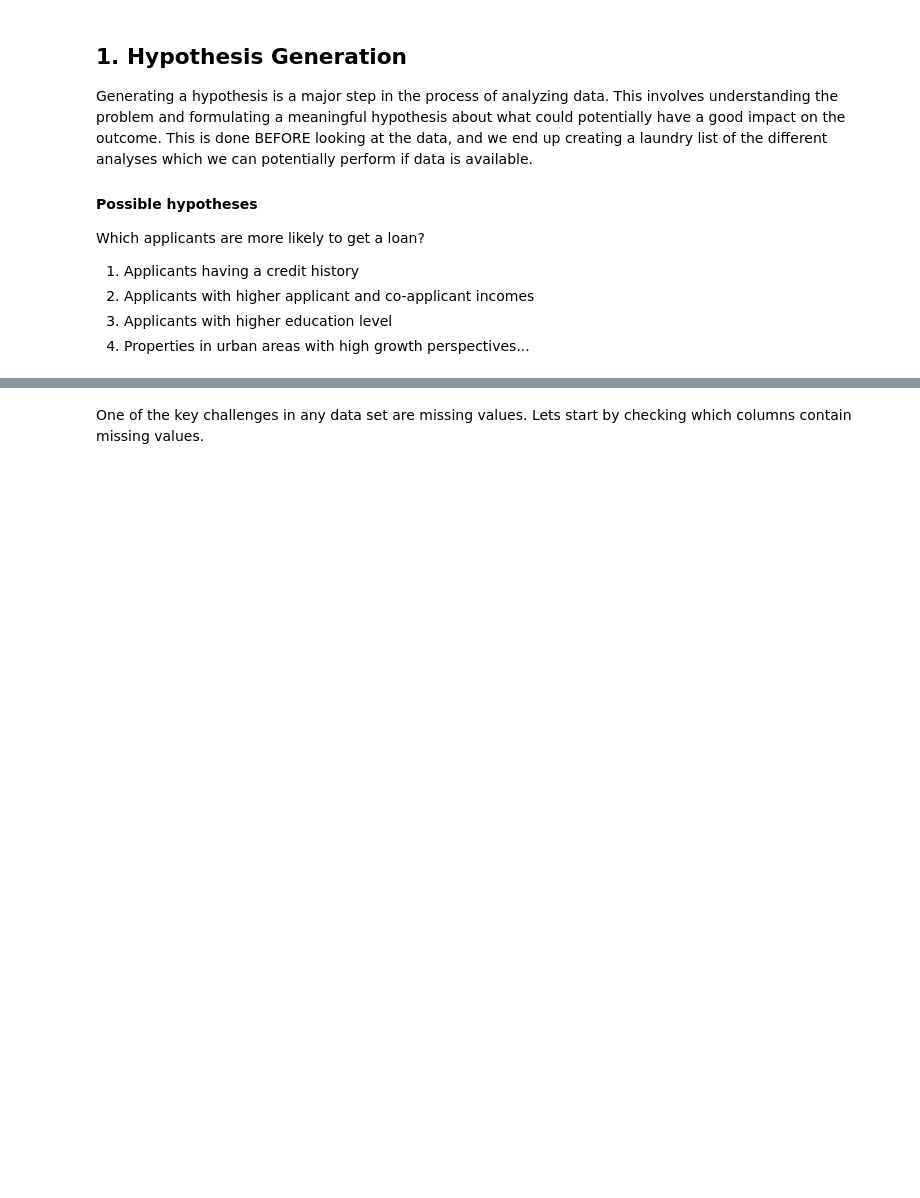
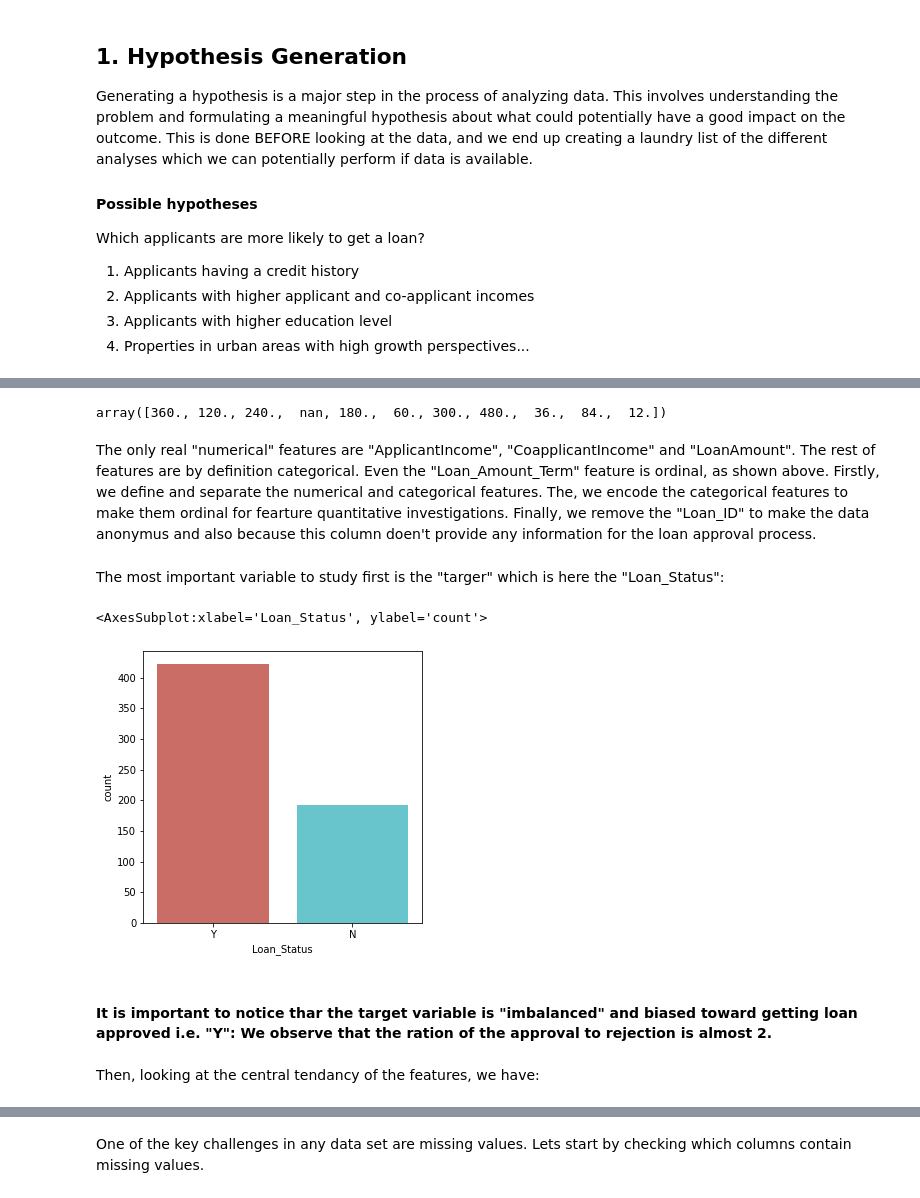
Before and after one commit to AmirShakouri19/Loan-Prediction, a Jupyter notebook: EDA.ipynb, the cells around one changed output, grey strips where cells are left out. Saved outputs shown, nothing was run; the diff lists cells and outputs as text; code cells hidden in the pictures; blank space fills up the shorter version.

```diff
--- a/EDA.ipynb
+++ b/EDA.ipynb
@@ -64,0 +87,27 @@ Index(['Loan_ID', 'Gender', 'Married', 'Dependents', 'Education',
+# %%
+df['Loan_Amount_Term'].unique()
+# %% [output]
+array([360., 120., 240.,  nan, 180.,  60., 300., 480.,  36.,  84.,  12.])
+# %% [markdown]
+The only real "numerical" features are "ApplicantIncome", "CoapplicantIncome" and "LoanAmount". The rest of features are by definition categorical. Even the "Loan_Amount_Term" feature is ordinal, as shown above. Firstly, we define and separate the numerical and categorical features. The, we encode the categorical features to make them ordinal for fearture quantitative investigations. Finally, we remove the "Loan_ID" to make the data anonymus and also because this column doen't provide any information for the loan approval process.
+# %%
+numerical = ['ApplicantIncome','CoapplicantIncome','LoanAmount']
+categorical = ['Gender','Married','Dependents','Education','Self_Employed','Credit_History','Property_Area','Loan_Amount_Term','Loan_Status']
+
+df[numerical] = df[numerical].astype(float)
+df[categorical] = df[categorical].astype(object)
+# %%
+df.drop(['Loan_ID'], axis=1, inplace=True)
+# %% [markdown]
+The most important variable to study first is the "targer" which is here the "Loan_Status":
+# %%
+plt.rcParams['figure.figsize']=(5,5)
+import seaborn as sb
+sb.countplot(x='Loan_Status', data=df, palette='hls')
+# %% [output]
+<AxesSubplot:xlabel='Loan_Status', ylabel='count'>
+[figure, added]
+# %% [markdown]
+#### It is important to notice thar the target variable is "imbalanced" and biased toward getting loan approved i.e. "Y": We observe that the ration of the approval to rejection is almost 2.
+# %% [markdown]
+Then, looking at the central tendancy of the features, we have:
```
Also changed, not shown: parts of 104 cells of this notebook, 1 other file.
